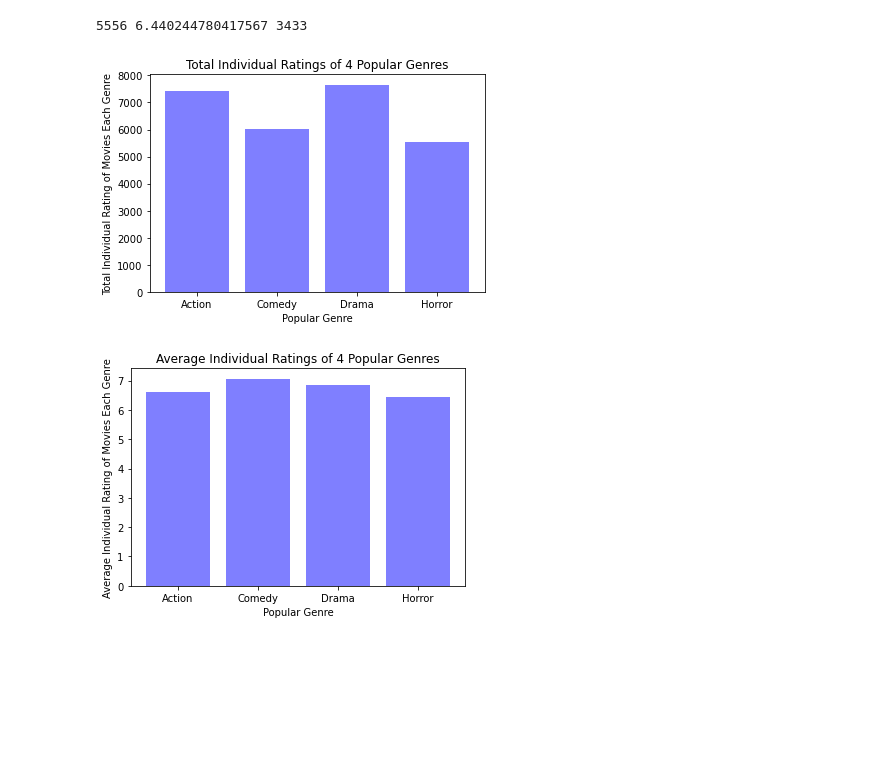
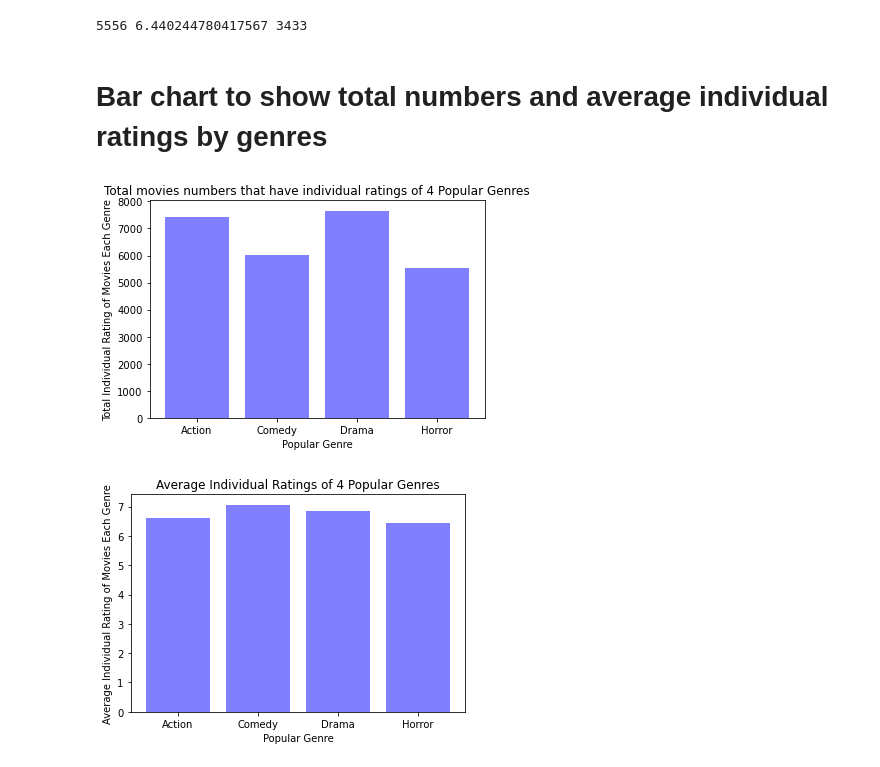
Before and after one commit to williampryor/IMDB_Machine_Learning_Sentiment_Analysis, a Jupyter notebook: Data Visulization about Movies.ipynb, the cells around one changed output. Drawn from its saved outputs; the diff is of its cells as text; code cells hidden in the pictures; blank space fills up the shorter version.

```diff
--- a/Data Visulization about Movies.ipynb
+++ b/Data Visulization about Movies.ipynb
@@ -519,18 +406,21 @@ horror_review_pos=sum(horror_whole_df['pos_neg'])
 print(horror_review_n,avg_horror_review,horror_review_pos)
 # %% [output]
 5556 6.440244780417567 3433
+# %% [markdown]
+# Bar chart to show total numbers and average individual ratings by genres
 # %%
 rating_review_n=[action_review_n,comedy_review_n,drama_review_n,horror_review_n]
 x_axis=np.arange(len(rating_review_n))
 plt.bar(x_axis,rating_review_n, color="blue",alpha=0.5,align="center")
 tick_location=[value for value in x_axis]
-plt.xticks(tick_locations,['Action',"Comedy",'Drama','Horror'])
-plt.title("Total Individual Ratings of 4 Popular Genres")
+plt.xticks(tick_location,['Action',"Comedy",'Drama','Horror'])
+plt.title("Total movies numbers that have individual ratings of 4 Popular Genres")
 plt.xlabel("Popular Genre")
 plt.ylabel("Total Individual Rating of Movies Each Genre")
+plt.savefig("Image\Total movies numbers that have individual ratings.png")
 plt.show()
 # %% [output]
-[figure, old version]
+[figure, new version]
 # %%
 avg_rating_review=[avg_action_review,avg_comedy_review,avg_drama_review,avg_horror_review]
 x_axis=np.arange(len(avg_rating_review))
```
Also changed, not shown: parts of 61 cells of this notebook, 27 other files.
